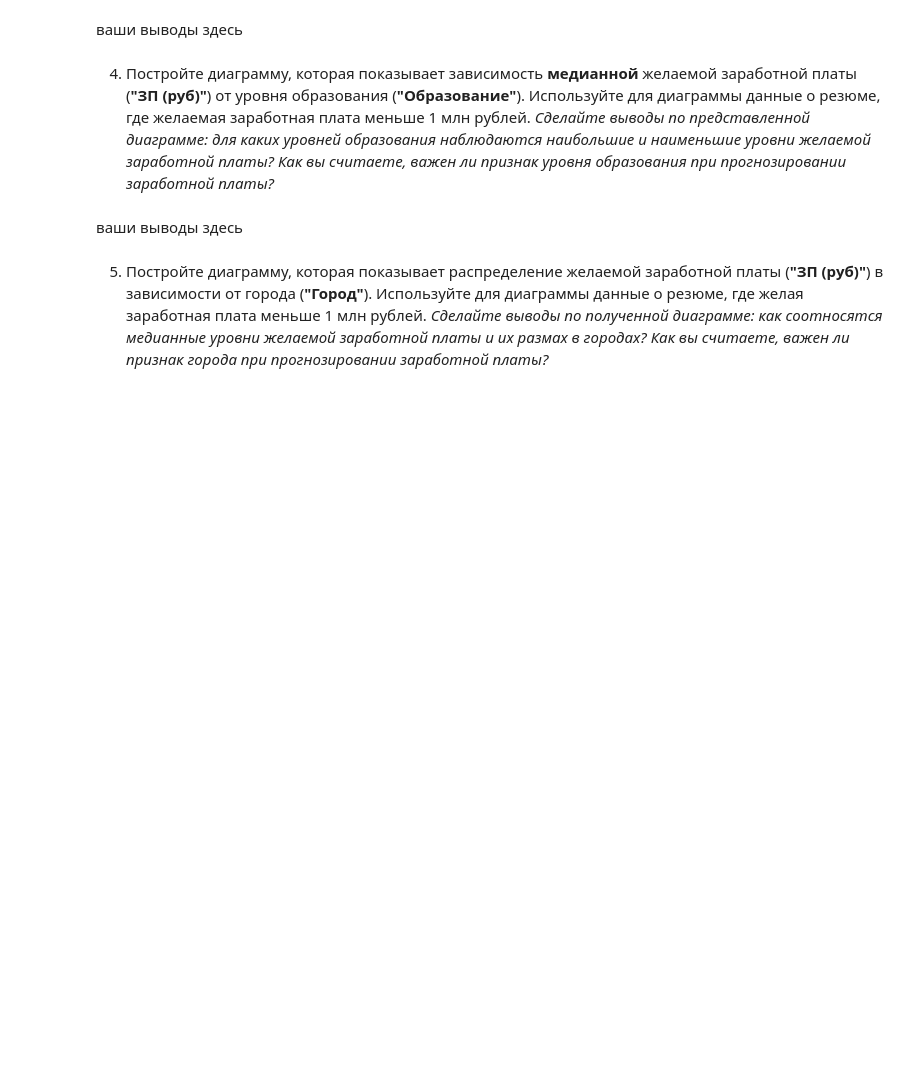
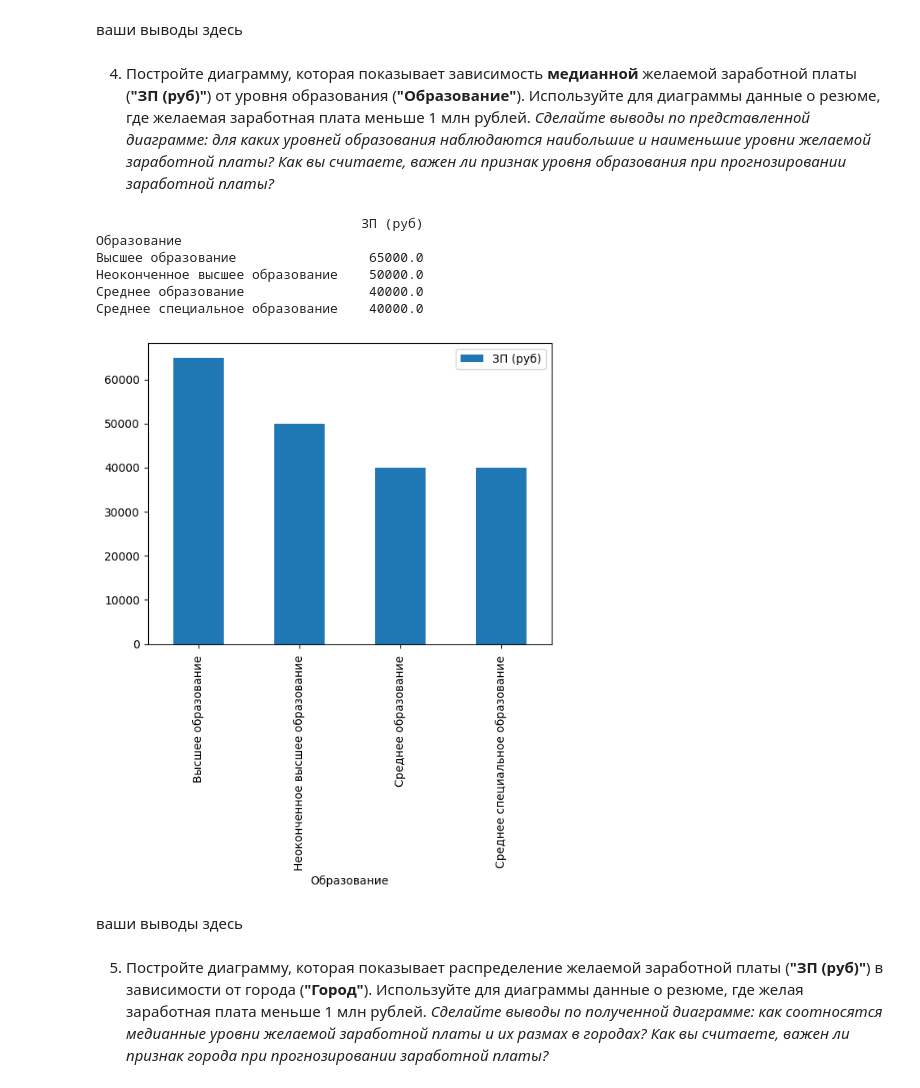
Before and after one commit to pr0xtti/mipt-py-hw05, a Jupyter notebook: lms/homework05/Project-1. Ноутбук.ipynb, the cells around one changed output. Drawn from its saved outputs; the diff is of its cells as text; code cells hidden in the pictures; blank space fills up the shorter version.

```diff
--- a/lms/homework05/Project-1. Ноутбук.ipynb
+++ b/lms/homework05/Project-1. Ноутбук.ipynb
@@ -456,6 +699,28 @@ Name: date, Length: 44744, dtype: datetime64[ns]
 *Сделайте выводы по представленной диаграмме: для каких уровней образования наблюдаются наибольшие и наименьшие уровни желаемой заработной платы? Как вы считаете, важен ли признак уровня образования при прогнозировании заработной платы?*
 # %%
 # ваш код здесь
+data = df[
+    df['ЗП (руб)'] < 1_000_000
+].groupby('Образование')['ЗП (руб)'].median().sort_values(
+    ascending=False
+).to_frame()
+
+print(data)
+
+#print(data.info())
+# print(data.describe())
+
+data.plot(kind='bar')
+plt.xticks(rotation=90)
+plt.show()
+# %% [output]
+                                  ЗП (руб)
+Образование
+Высшее образование                 65000.0
+Неоконченное высшее образование    50000.0
+Среднее образование                40000.0
+Среднее специальное образование    40000.0
+[figure, added]
 # %% [markdown]
 ваши выводы здесь
 # %% [markdown]
```
Also changed, not shown: parts of 12 cells of this notebook.
